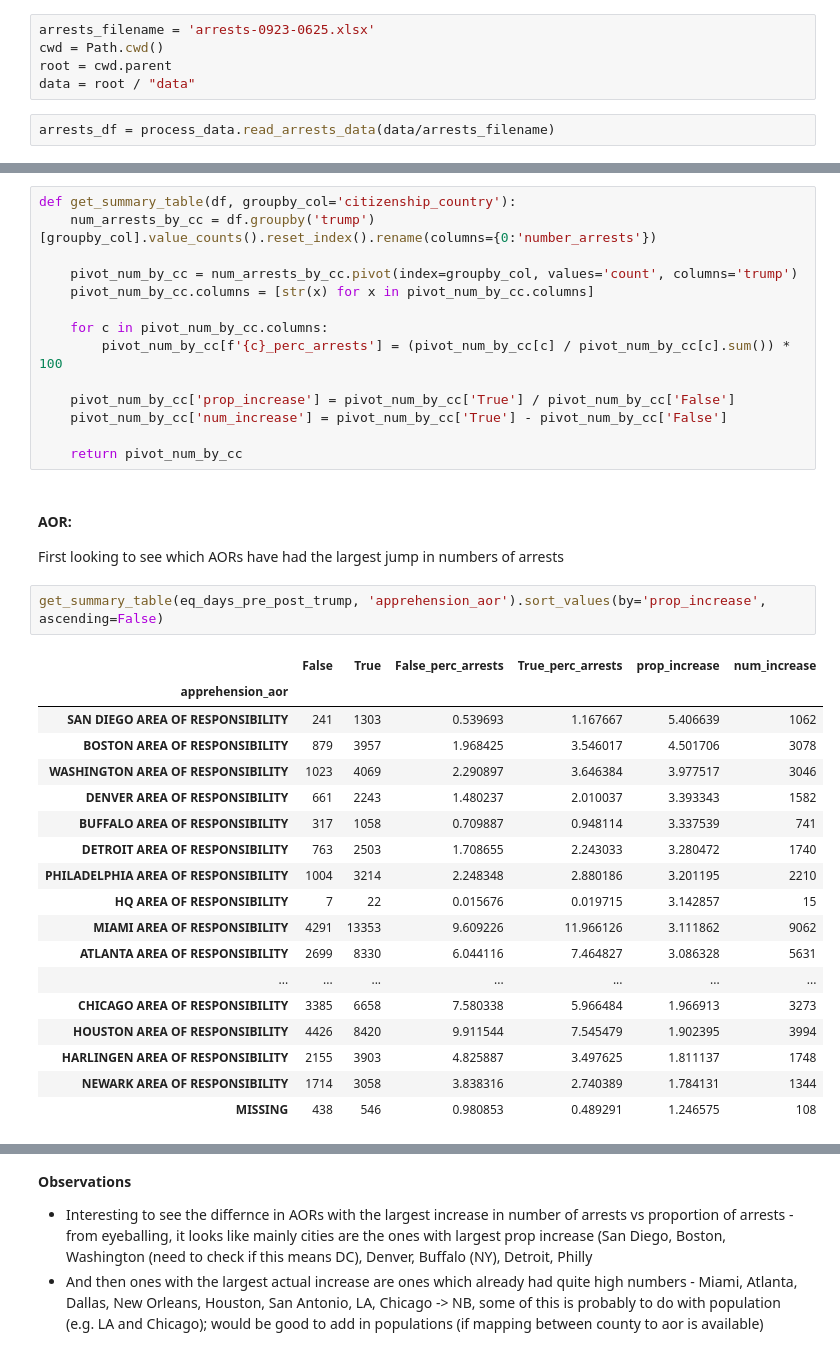
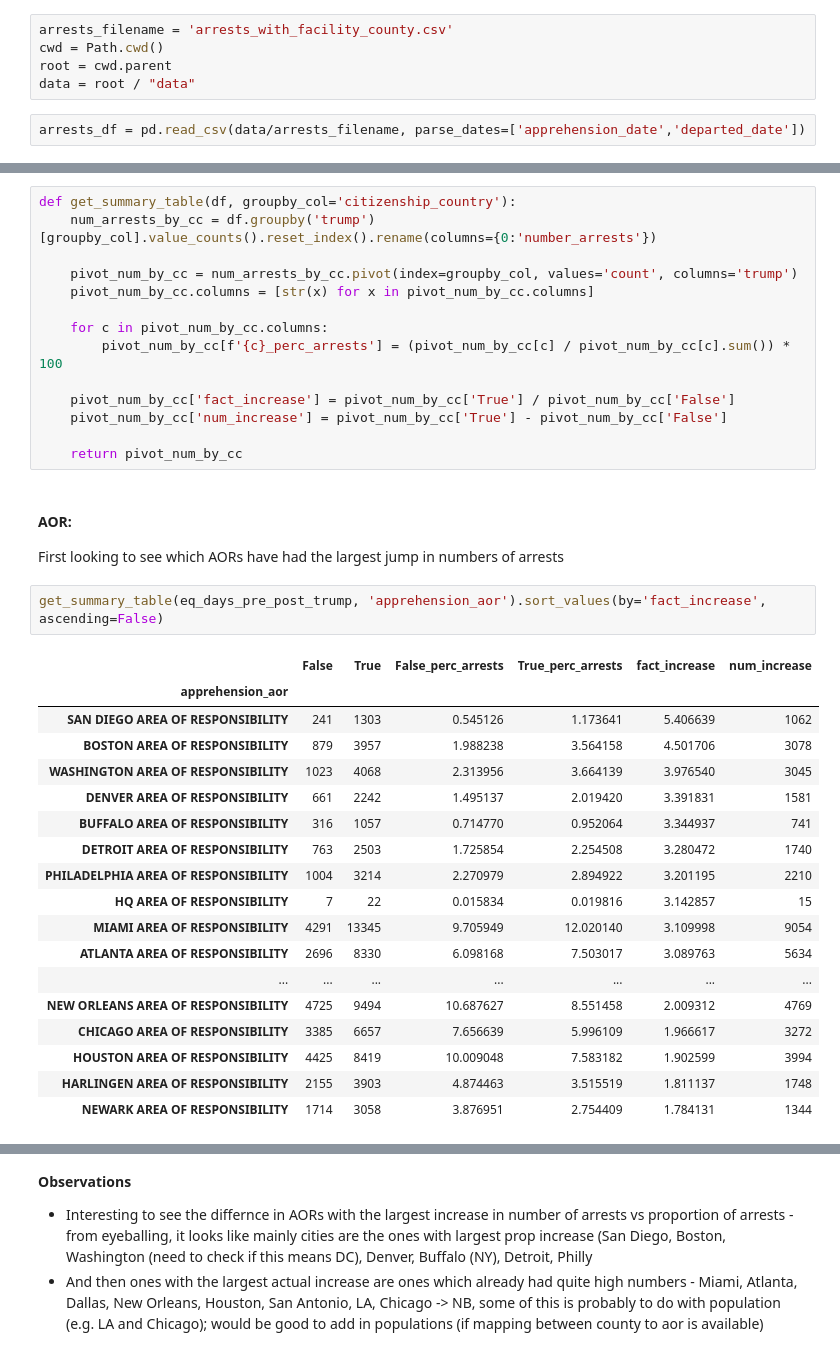
Before and after one commit to ceilingloft/lr_assingment_ice, a Jupyter notebook: task_notebooks/task-4_analysis.ipynb, the cells around one changed output, grey strips where cells are left out. Saved outputs shown, nothing was run; the diff lists cells and outputs as text.

```diff
--- a/task_notebooks/task-4_analysis.ipynb
+++ b/task_notebooks/task-4_analysis.ipynb
@@ -18,12 +18,12 @@ import process_data
 pd.set_option("display.max_rows", 300)
 pd.set_option("display.max_columns", 200)
 # %%
-arrests_filename = 'arrests-0923-0625.xlsx'
+arrests_filename = 'arrests_with_facility_county.csv'
 cwd = Path.cwd()
 root = cwd.parent
 data = root / "data"
 # %%
-arrests_df = process_data.read_arrests_data(data/arrests_filename)
+arrests_df = pd.read_csv(data/arrests_filename, parse_dates=['apprehension_date','departed_date'])
 # %%
 arrests_df.head()
 # %% [output]
@@ -174,7 +183,7 @@ def get_summary_table(df, groupby_col='citizenship_country'):
     for c in pivot_num_by_cc.columns:
         pivot_num_by_cc[f'{c}_perc_arrests'] = (pivot_num_by_cc[c] / pivot_num_by_cc[c].sum()) * 100
 
-    pivot_num_by_cc['prop_increase'] = pivot_num_by_cc['True'] / pivot_num_by_cc['False']
+    pivot_num_by_cc['fact_increase'] = pivot_num_by_cc['True'] / pivot_num_by_cc['False']
     pivot_num_by_cc['num_increase'] = pivot_num_by_cc['True'] - pivot_num_by_cc['False']
 
     return pivot_num_by_cc
@@ -183,26 +192,26 @@ def get_summary_table(df, groupby_col='citizenship_country'):
 
 First looking to see which AORs have had the largest jump in numbers of arrests
 # %%
-get_summary_table(eq_days_pre_post_trump, 'apprehension_aor').sort_values(by='prop_increase', ascending=False)
+get_summary_table(eq_days_pre_post_trump, 'apprehension_aor').sort_values(by='fact_increase', ascending=False)
 # %% [output]
-|  | False | True | False_perc_arrests | True_perc_arrests | prop_increase | num_increase |
+|  | False | True | False_perc_arrests | True_perc_arrests | fact_increase | num_increase |
 | apprehension_aor |  |  |  |  |  |  |
-| SAN DIEGO AREA OF RESPONSIBILITY | 241 | 1303 | 0.539693 | 1.167667 | 5.406639 | 1062 |
-| BOSTON AREA OF RESPONSIBILITY | 879 | 3957 | 1.968425 | 3.546017 | 4.501706 | 3078 |
-| WASHINGTON AREA OF RESPONSIBILITY | 1023 | 4069 | 2.290897 | 3.646384 | 3.977517 | 3046 |
-| DENVER AREA OF RESPONSIBILITY | 661 | 2243 | 1.480237 | 2.010037 | 3.393343 | 1582 |
-| BUFFALO AREA OF RESPONSIBILITY | 317 | 1058 | 0.709887 | 0.948114 | 3.337539 | 741 |
-| DETROIT AREA OF RESPONSIBILITY | 763 | 2503 | 1.708655 | 2.243033 | 3.280472 | 1740 |
-| PHILADELPHIA AREA OF RESPONSIBILITY | 1004 | 3214 | 2.248348 | 2.880186 | 3.201195 | 2210 |
-| HQ AREA OF RESPONSIBILITY | 7 | 22 | 0.015676 | 0.019715 | 3.142857 | 15 |
-| MIAMI AREA OF RESPONSIBILITY | 4291 | 13353 | 9.609226 | 11.966126 | 3.111862 | 9062 |
-| ATLANTA AREA OF RESPONSIBILITY | 2699 | 8330 | 6.044116 | 7.464827 | 3.086328 | 5631 |
+| SAN DIEGO AREA OF RESPONSIBILITY | 241 | 1303 | 0.545126 | 1.173641 | 5.406639 | 1062 |
+| BOSTON AREA OF RESPONSIBILITY | 879 | 3957 | 1.988238 | 3.564158 | 4.501706 | 3078 |
+| WASHINGTON AREA OF RESPONSIBILITY | 1023 | 4068 | 2.313956 | 3.664139 | 3.976540 | 3045 |
+| DENVER AREA OF RESPONSIBILITY | 661 | 2242 | 1.495137 | 2.019420 | 3.391831 | 1581 |
+| BUFFALO AREA OF RESPONSIBILITY | 316 | 1057 | 0.714770 | 0.952064 | 3.344937 | 741 |
+| DETROIT AREA OF RESPONSIBILITY | 763 | 2503 | 1.725854 | 2.254508 | 3.280472 | 1740 |
+| PHILADELPHIA AREA OF RESPONSIBILITY | 1004 | 3214 | 2.270979 | 2.894922 | 3.201195 | 2210 |
+| HQ AREA OF RESPONSIBILITY | 7 | 22 | 0.015834 | 0.019816 | 3.142857 | 15 |
+| MIAMI AREA OF RESPONSIBILITY | 4291 | 13345 | 9.705949 | 12.020140 | 3.109998 | 9054 |
+| ATLANTA AREA OF RESPONSIBILITY | 2696 | 8330 | 6.098168 | 7.503017 | 3.089763 | 5634 |
 | ... | ... | ... | ... | ... | ... | ... |
-| CHICAGO AREA OF RESPONSIBILITY | 3385 | 6658 | 7.580338 | 5.966484 | 1.966913 | 3273 |
-| HOUSTON AREA OF RESPONSIBILITY | 4426 | 8420 | 9.911544 | 7.545479 | 1.902395 | 3994 |
-| HARLINGEN AREA OF RESPONSIBILITY | 2155 | 3903 | 4.825887 | 3.497625 | 1.811137 | 1748 |
-| NEWARK AREA OF RESPONSIBILITY | 1714 | 3058 | 3.838316 | 2.740389 | 1.784131 | 1344 |
-| MISSING | 438 | 546 | 0.980853 | 0.489291 | 1.246575 | 108 |
+| NEW ORLEANS AREA OF RESPONSIBILITY | 4725 | 9494 | 10.687627 | 8.551458 | 2.009312 | 4769 |
+| CHICAGO AREA OF RESPONSIBILITY | 3385 | 6657 | 7.656639 | 5.996109 | 1.966617 | 3272 |
+| HOUSTON AREA OF RESPONSIBILITY | 4425 | 8419 | 10.009048 | 7.583182 | 1.902599 | 3994 |
+| HARLINGEN AREA OF RESPONSIBILITY | 2155 | 3903 | 4.874463 | 3.515519 | 1.811137 | 1748 |
+| NEWARK AREA OF RESPONSIBILITY | 1714 | 3058 | 3.876951 | 2.754409 | 1.784131 | 1344 |
 # %%
 get_summary_table(eq_days_pre_post_trump, 'apprehension_aor').sort_values(by='num_increase', ascending=False)
 # %% [output]
```
Also changed, not shown: parts of 32 cells of this notebook.
